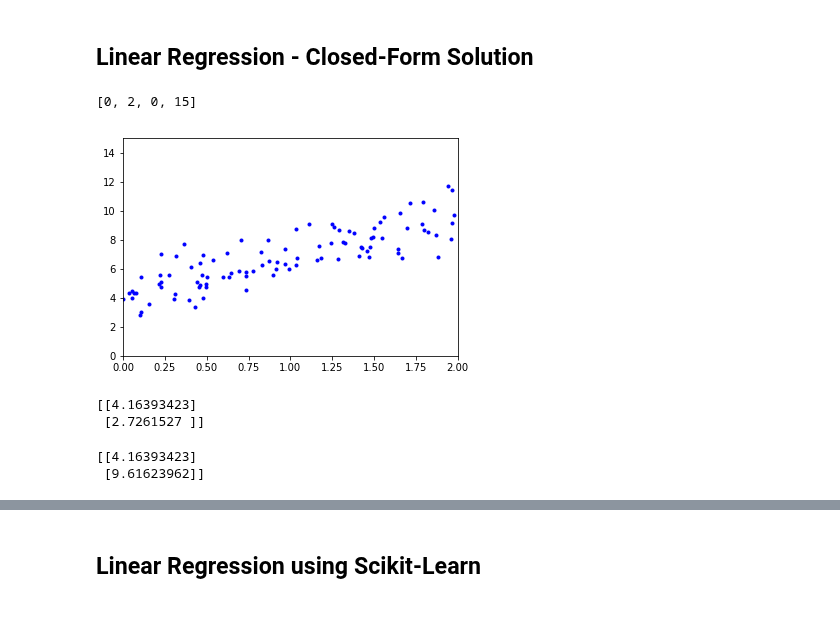
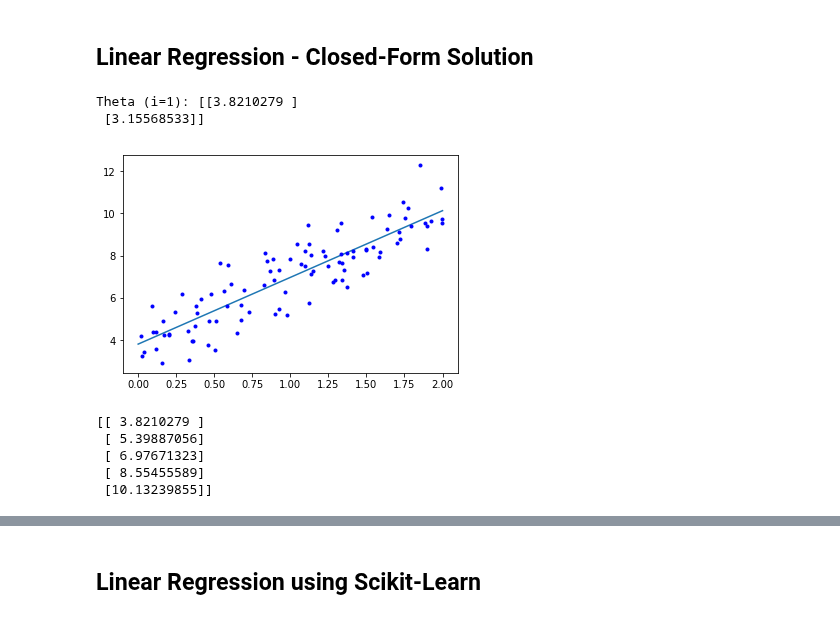
Before and after one commit to richss/cs455-ml-demos, a Jupyter notebook: Ch4-Demos.ipynb, the cells around one changed output, grey strips where cells are left out. Cells and saved outputs as stored; diff of their text form; code cells hidden in the pictures.

```diff
--- a/Ch4-Demos.ipynb
+++ b/Ch4-Demos.ipynb
@@ -3,39 +20,41 @@
+# %%
+def showProgress(i, X, y, theta):
+    """
+    Helper function to show progress by (a) printing current theta and (b) plotting current
+    regression
+    """
+    print("Theta (i=" + str(i+1) + "): " + str(theta))
+
+    # Predict on x=0 and x=2
+    X_new = np.array([[0],[2]])
+    X_new_b = np.c_[np.ones((2,1)), X_new] # [[1,0][1,2]]
+    y_predict = X_new_b.dot(theta)
+
+    # Plot prediction
+    plt.plot(X_new, y_predict)
+    if (i==0):
+        plt.plot(X,y, "b.")
 # %% [markdown]
 ## Linear Regression - Closed-Form Solution
-# %%
-## Linear Regression Closed-Form Solution
-
-import numpy as np
-from matplotlib import pyplot as plt
-%matplotlib inline
-
-X = 2 * np.random.rand(100,1)
-y = 4 + 3*X + np.random.randn(100,1)  #y = 3x + 4  +guassian noise
-
-plt.plot(X,y, "b.")
-plt.axis([0,2,0,15])
-# %% [output]
-[0, 2, 0, 15]
-[figure, removed]
 # %%
-# Prepare X, X_0 (first column) is always a column of value 1 concattenated to the front of X
-X_b = np.c_[np.ones((100,1)), X]
+# Solve normal equation for theta
+theta = np.linalg.inv( X_b.T.dot(X_b) ).dot(X_b.T).dot(y)
 
-# Solve normal equation for theta
-theta_best = np.linalg.inv( X_b.T.dot(X_b) ).dot(X_b.T).dot(y)
-
-print(theta_best)
+showProgress(0, X, y, theta)
 # %% [output]
-[[4.16393423]
- [2.7261527 ]]
+Theta (i=1): [[3.8210279 ]
+ [3.15568533]]
+[figure, added]
 # %%
-# Predictions based upon theta_best
+# Predictions based upon theta
+X_new = np.array([[0],[0.5],[1],[1.5],[2]])
+X_new_b = np.c_[np.ones((5,1)), X_new]
+y_predict = X_new_b.dot(theta)
 
-X_new = np.array([[0],[2]])
-X_new_b = np.c_[np.ones((2,1)), X_new] # [[1,0][1,2]]
-
-y_predict = X_new_b.dot(theta_best)
 print(y_predict)
 # %% [output]
-[[4.16393423]
- [9.61623962]]
+[[ 3.8210279 ]
+ [ 5.39887056]
+ [ 6.97671323]
+ [ 8.55455589]
+ [10.13239855]]
```
Also changed, not shown: parts of 19 cells of this notebook.
